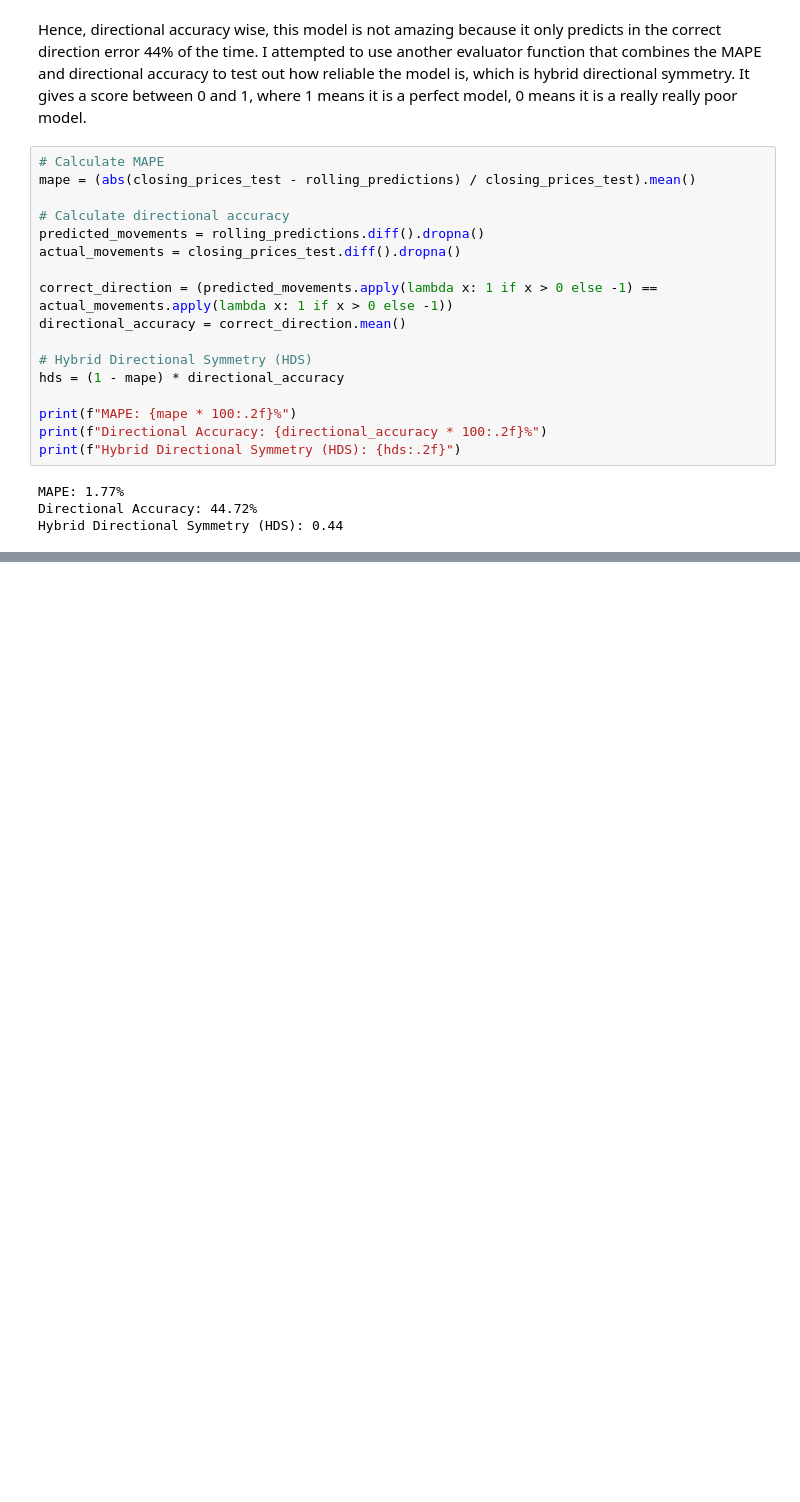
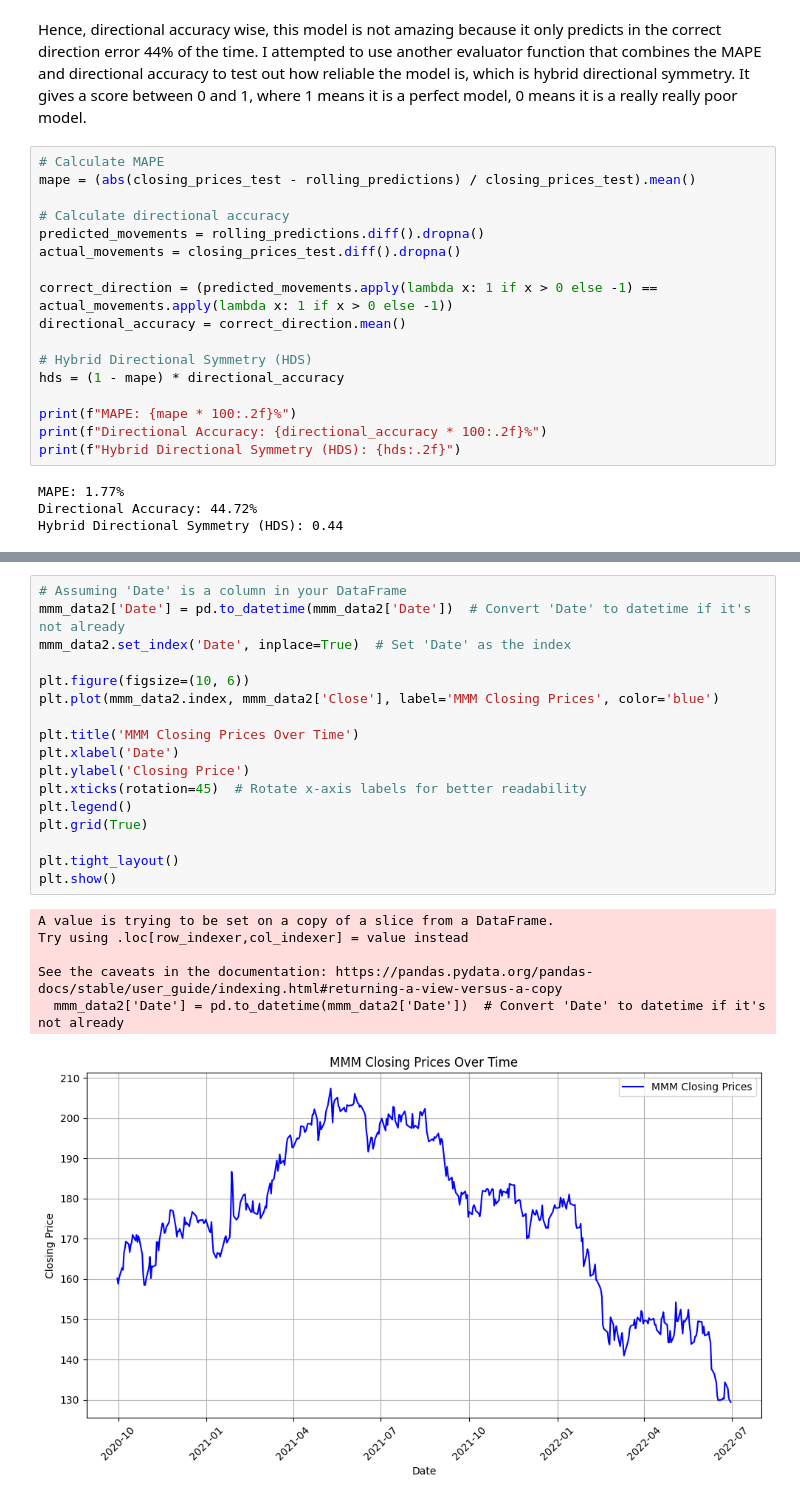
Before and after one commit to yothisisash/IT1244-Stock-Market, a Jupyter notebook: aswin.ipynb, the cells around one changed output, grey strips where cells are left out. Cells and saved outputs as stored; diff of their text form; blank space fills up the shorter version.

```diff
--- a/aswin.ipynb
+++ b/aswin.ipynb
@@ -455,0 +458,24 @@ Hybrid Directional Symmetry (HDS): 0.44
+# %%
+# Assuming 'Date' is a column in your DataFrame
+mmm_data2['Date'] = pd.to_datetime(mmm_data2['Date'])  # Convert 'Date' to datetime if it's not already
+mmm_data2.set_index('Date', inplace=True)  # Set 'Date' as the index
+
+plt.figure(figsize=(10, 6))
+plt.plot(mmm_data2.index, mmm_data2['Close'], label='MMM Closing Prices', color='blue')
+
+plt.title('MMM Closing Prices Over Time')
+plt.xlabel('Date')
+plt.ylabel('Closing Price')
+plt.xticks(rotation=45)  # Rotate x-axis labels for better readability
+plt.legend()
+plt.grid(True)
+
+plt.tight_layout()
+plt.show()
+# %% [output]
+A value is trying to be set on a copy of a slice from a DataFrame.
+Try using .loc[row_indexer,col_indexer] = value instead
+
+See the caveats in the documentation: https://pandas.pydata.org/pandas-docs/stable/user_guide/indexing.html#returning-a-view-versus-a-copy
+  mmm_data2['Date'] = pd.to_datetime(mmm_data2['Date'])  # Convert 'Date' to datetime if it's not already
+[figure, added]
```
Also changed, not shown: parts of 14 cells of this notebook.
